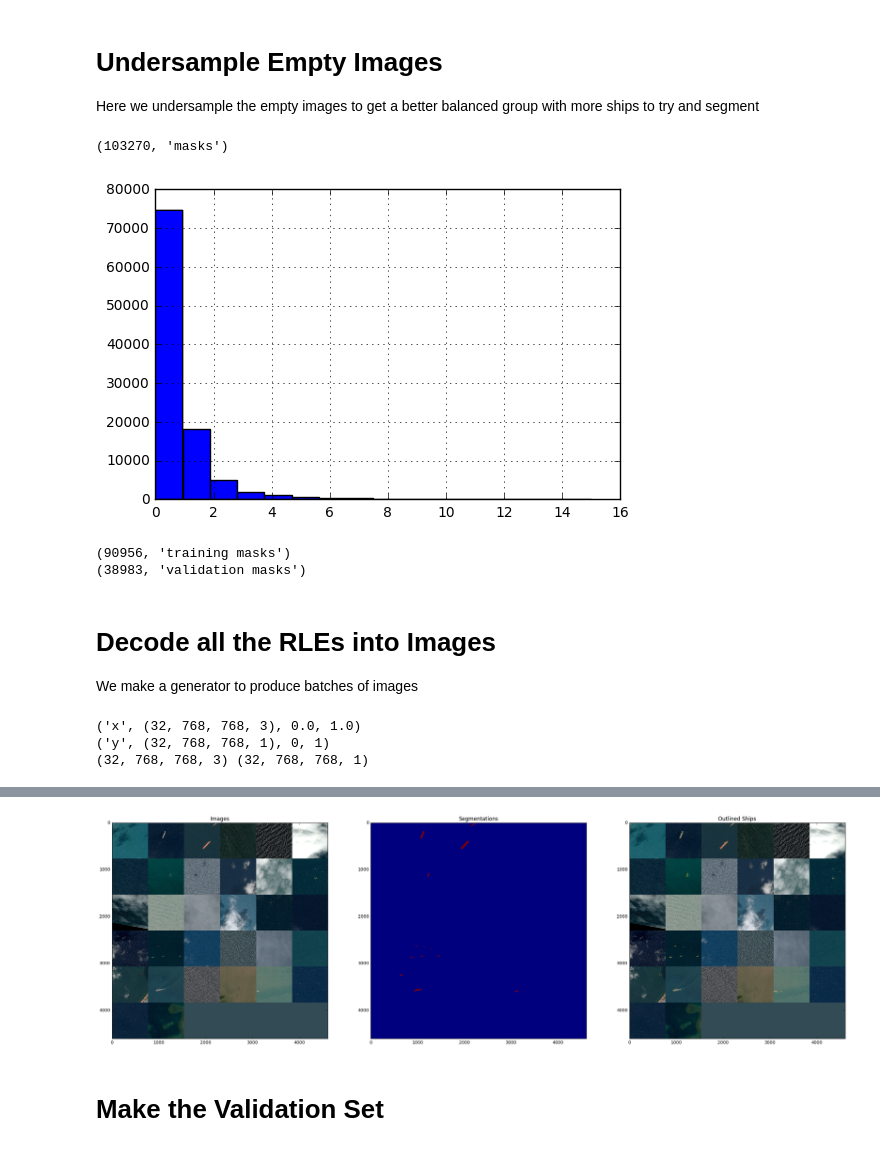
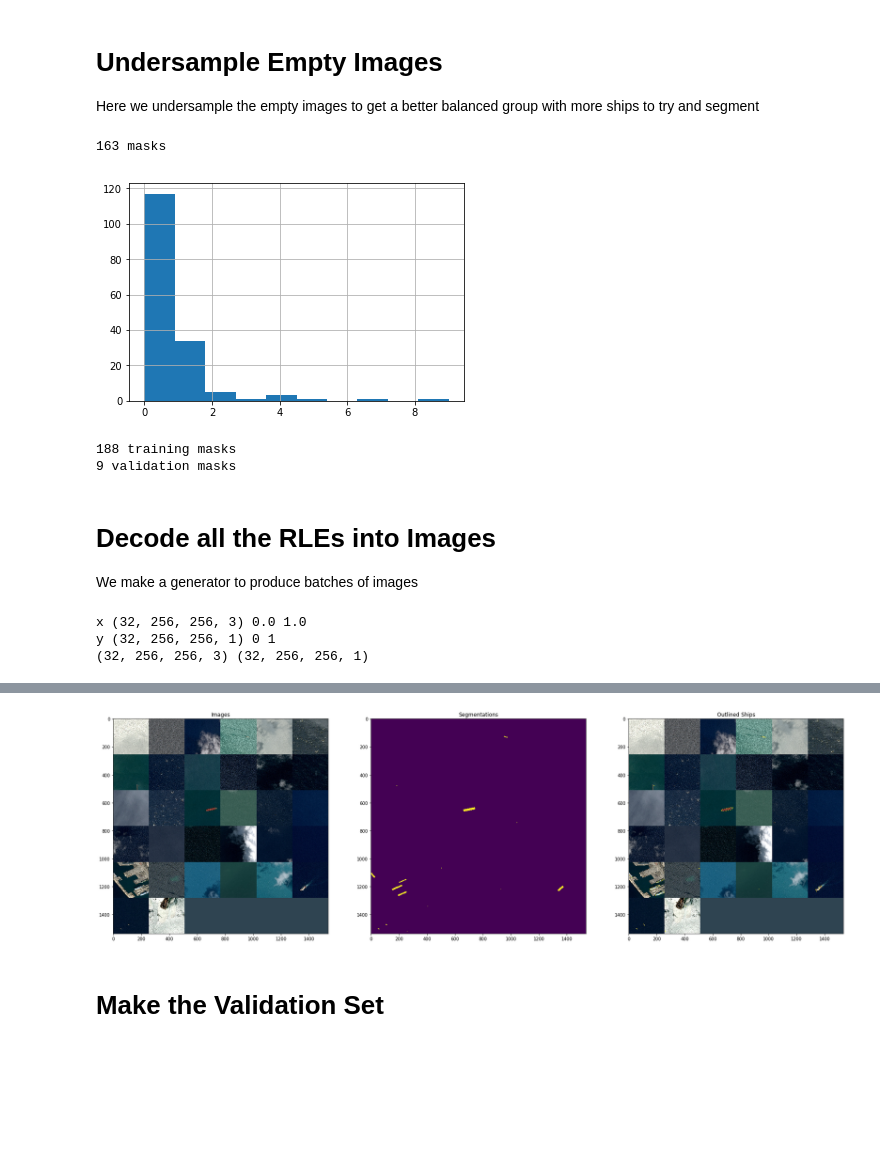
Before and after one commit to cgpadwick/airbus_ships, a Jupyter notebook: src/newkernel.ipynb, the cells around one changed output, grey strips where cells are left out. Drawn from its saved outputs; the diff is of its cells as text; code cells hidden in the pictures; blank space fills up the shorter version.

```diff
--- a/src/newkernel.ipynb
+++ b/src/newkernel.ipynb
@@ -14,12 +14,12 @@ UPSAMPLE_MODE = 'SIMPLE'
 # downsampling inside the network
 NET_SCALING = (1, 1)
 # downsampling in preprocessing
-IMG_SCALING = (1, 1)
+IMG_SCALING = (3, 3)
 # number of validation images to use
 VALID_IMG_COUNT = 900
 # maximum number of steps_per_epoch in training
-MAX_TRAIN_STEPS = 7
-MAX_TRAIN_EPOCHS = 99
+MAX_TRAIN_STEPS = 3
+MAX_TRAIN_EPOCHS = 5
 AUGMENT_BRIGHTNESS = False
 # %%
 import os
@@ -29,12 +29,12 @@ from skimage.io import imread
 import matplotlib.pyplot as plt
 from matplotlib.cm import get_cmap
 from skimage.segmentation import mark_boundaries
-from skimage.util.montage import montage2d as montage
+from skimage.util import montage2d
 from skimage.morphology import binary_opening, disk, label
 import gc; gc.enable() # memory is tight
 
-montage_rgb = lambda x: np.stack([montage(x[:, :, :, i]) for i in range(x.shape[3])], -1)
-ship_dir = '../input'
+montage_rgb = lambda x: np.stack([montage2d(x[:, :, :, i]) for i in range(x.shape[3])], -1)
+ship_dir = '../subset'
 train_image_dir = os.path.join(ship_dir, 'train')
 test_image_dir = os.path.join(ship_dir, 'test')
 
@@ -96,7 +96,7 @@ def masks_as_color(in_mask_list):
             all_masks[:,:] += scale(i) * rle_decode(mask)
     return all_masks
 # %%
-masks = pd.read_csv(os.path.join('../input/', 'train_ship_segmentations.csv'))
+masks = pd.read_csv(os.path.join('../subset', 'train_ship_segmentations_subset.csv'))
 not_empty = pd.notnull(masks.EncodedPixels)
 print(not_empty.sum(), 'masks in', masks[not_empty].ImageId.nunique(), 'images')
 print((~not_empty).sum(), 'empty images in', masks.ImageId.nunique(), 'total images')
@@ -184,20 +184,19 @@ balanced_train_df = unique_img_ids.groupby('ships').apply(lambda x: x.sample(SAM
 balanced_train_df['ships'].hist(bins=balanced_train_df['ships'].max()+1)
 print(balanced_train_df.shape[0], 'masks')
 # %% [output]
-(103270, 'masks')
+163 masks
-[figure, old version]
+[figure, new version]
 # %%
 from sklearn.model_selection import train_test_split
 train_ids, valid_ids = train_test_split(balanced_train_df,
-                 test_size = 0.3,
-                 stratify = balanced_train_df['ships'])
+                 test_size = 0.05)
 train_df = pd.merge(masks, train_ids)
 valid_df = pd.merge(masks, valid_ids)
 print(train_df.shape[0], 'training masks')
 print(valid_df.shape[0], 'validation masks')
 # %% [output]
-(90956, 'training masks')
-(38983, 'validation masks')
+188 training masks
+9 validation masks
 # %% [markdown]
 # Decode all the RLEs into Images
 We make a generator to produce batches of images
@@ -225,16 +224,16 @@ train_gen = make_image_gen(train_df)
 train_x, train_y = next(train_gen)
 print('x', train_x.shape, train_x.min(), train_x.max())
 print('y', train_y.shape, train_y.min(), train_y.max())
-print train_x.shape, train_y.shape
+print(train_x.shape, train_y.shape)
 # %% [output]
-('x', (32, 768, 768, 3), 0.0, 1.0)
-('y', (32, 768, 768, 1), 0, 1)
-(32, 768, 768, 3) (32, 768, 768, 1)
+x (32, 256, 256, 3) 0.0 1.0
+y (32, 256, 256, 1) 0 1
+(32, 256, 256, 3) (32, 256, 256, 1)
 # %%
 %matplotlib inline
 fig, (ax1, ax2, ax3) = plt.subplots(1, 3, figsize = (30, 10))
 batch_rgb = montage_rgb(train_x)
-batch_seg = montage(train_y[:, :, :, 0])
+batch_seg = montage2d(train_y[:, :, :, 0])
 ax1.imshow(batch_rgb)
 ax1.set_title('Images')
 ax2.imshow(batch_seg)
@@ -247,4 +254,4 @@ fig.savefig('overview.png')
-[figure, old version]
+[figure, new version]
 # %% [markdown]
 # Make the Validation Set
 # %%
```
Also changed, not shown: parts of 13 cells of this notebook.
